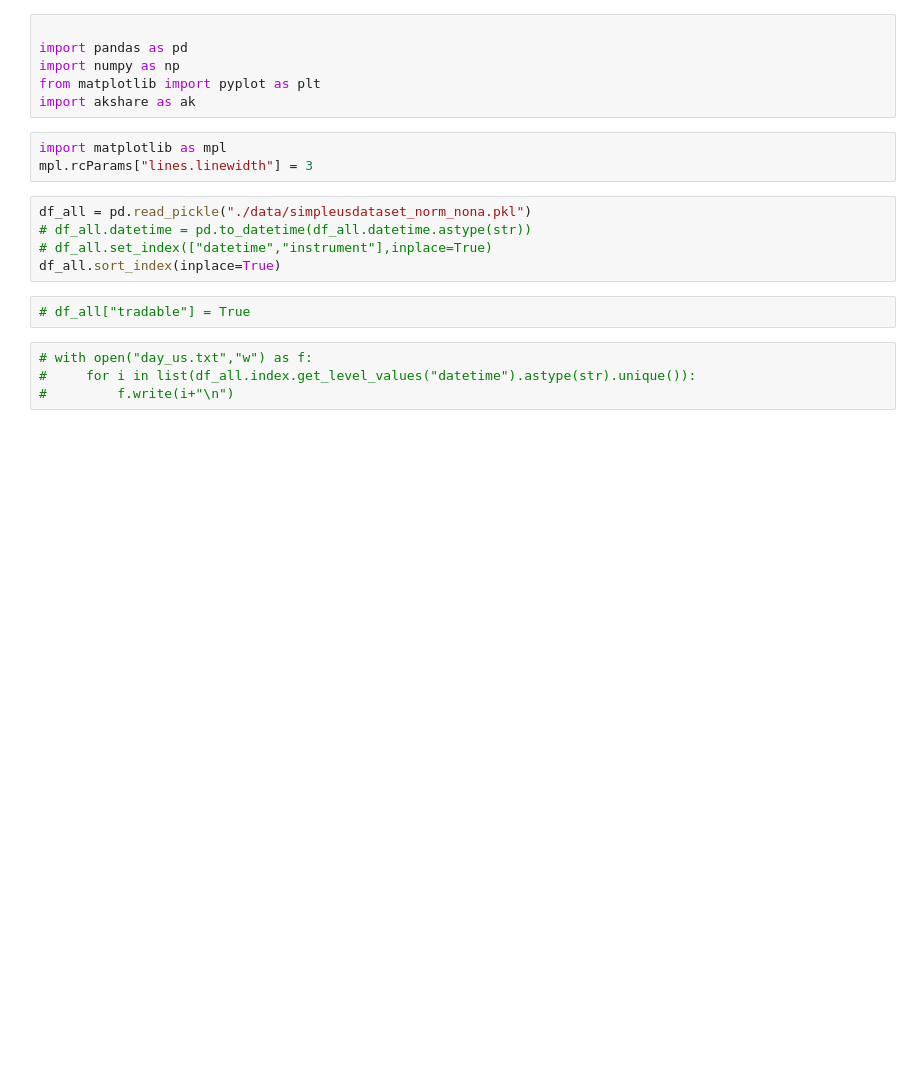
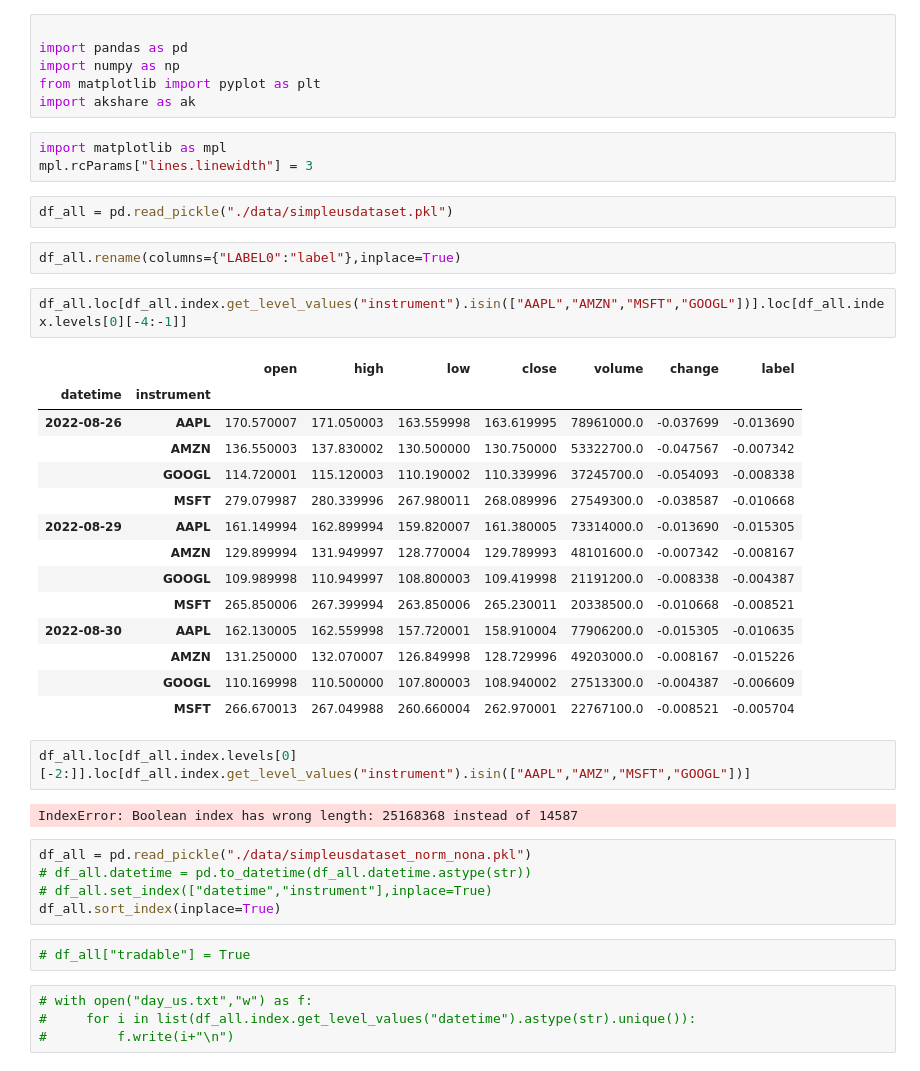
Before and after one commit to Haiyao-Nero/InvariantStock, a Jupyter notebook: comparison.ipynb, the cells around one changed output. Saved outputs shown, nothing was run; the diff lists cells and outputs as text; blank space fills up the shorter version.

```diff
--- a/comparison.ipynb
+++ b/comparison.ipynb
@@ -7,6 +7,31 @@ import akshare as ak
 # %%
 import matplotlib as mpl
 mpl.rcParams["lines.linewidth"] = 3
+# %%
+df_all = pd.read_pickle("./data/simpleusdataset.pkl")
+# %%
+df_all.rename(columns={"LABEL0":"label"},inplace=True)
+# %%
+df_all.loc[df_all.index.get_level_values("instrument").isin(["AAPL","AMZN","MSFT","GOOGL"])].loc[df_all.index.levels[0][-4:-1]]
+# %% [output]
+|  |  | open | high | low | close | volume | change | label |
+| datetime | instrument |  |  |  |  |  |  |  |
+| 2022-08-26 | AAPL | 170.570007 | 171.050003 | 163.559998 | 163.619995 | 78961000.0 | -0.037699 | -0.013690 |
+|  | AMZN | 136.550003 | 137.830002 | 130.500000 | 130.750000 | 53322700.0 | -0.047567 | -0.007342 |
+|  | GOOGL | 114.720001 | 115.120003 | 110.190002 | 110.339996 | 37245700.0 | -0.054093 | -0.008338 |
+|  | MSFT | 279.079987 | 280.339996 | 267.980011 | 268.089996 | 27549300.0 | -0.038587 | -0.010668 |
+| 2022-08-29 | AAPL | 161.149994 | 162.899994 | 159.820007 | 161.380005 | 73314000.0 | -0.013690 | -0.015305 |
+|  | AMZN | 129.899994 | 131.949997 | 128.770004 | 129.789993 | 48101600.0 | -0.007342 | -0.008167 |
+|  | GOOGL | 109.989998 | 110.949997 | 108.800003 | 109.419998 | 21191200.0 | -0.008338 | -0.004387 |
+|  | MSFT | 265.850006 | 267.399994 | 263.850006 | 265.230011 | 20338500.0 | -0.010668 | -0.008521 |
+| 2022-08-30 | AAPL | 162.130005 | 162.559998 | 157.720001 | 158.910004 | 77906200.0 | -0.015305 | -0.010635 |
+|  | AMZN | 131.250000 | 132.070007 | 126.849998 | 128.729996 | 49203000.0 | -0.008167 | -0.015226 |
+|  | GOOGL | 110.169998 | 110.500000 | 107.800003 | 108.940002 | 27513300.0 | -0.004387 | -0.006609 |
+|  | MSFT | 266.670013 | 267.049988 | 260.660004 | 262.970001 | 22767100.0 | -0.008521 | -0.005704 |
+# %%
+df_all.loc[df_all.index.levels[0][-2:]].loc[df_all.index.get_level_values("instrument").isin(["AAPL","AMZ","MSFT","GOOGL"])]
+# %% [output]
+IndexError: Boolean index has wrong length: 25168368 instead of 14587
 # %%
 df_all = pd.read_pickle("./data/simpleusdataset_norm_nona.pkl")
 # df_all.datetime = pd.to_datetime(df_all.datetime.astype(str))
```
Also changed, not shown: 21 other files.
